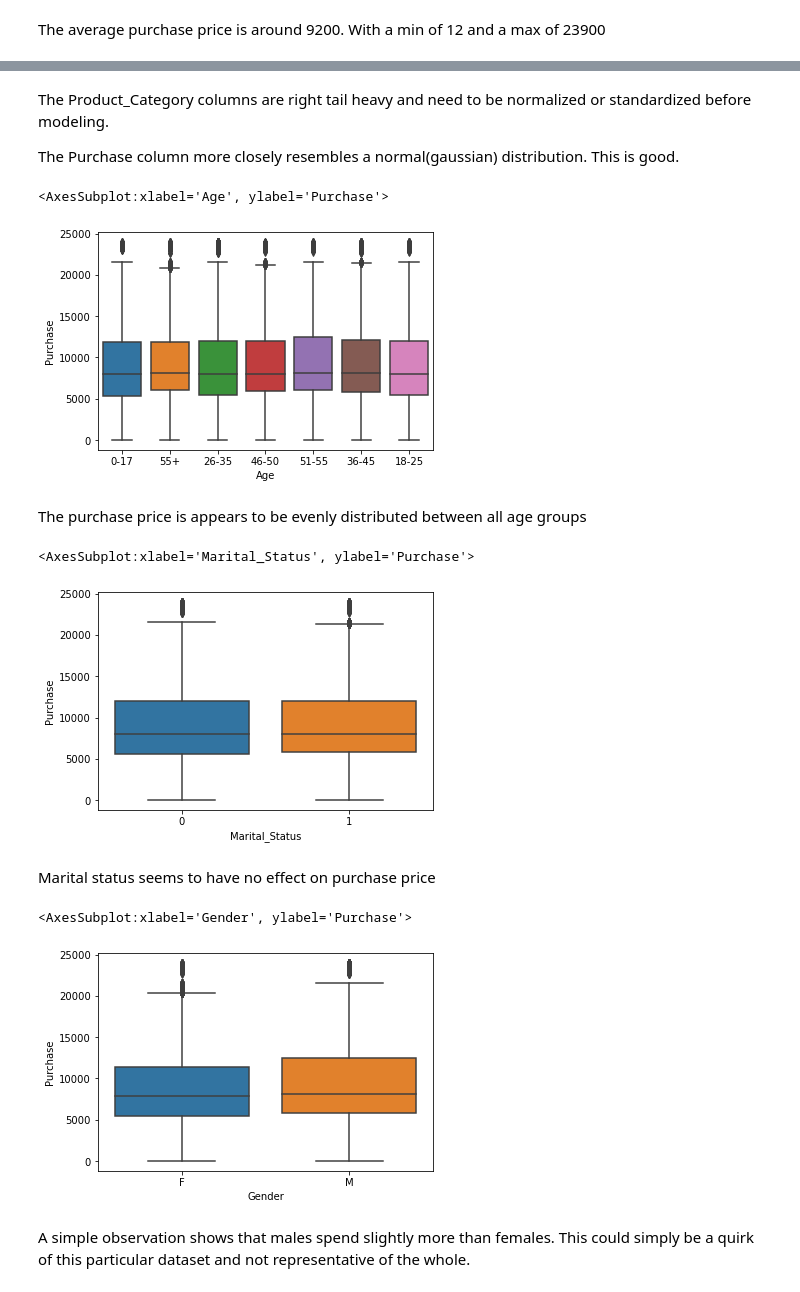
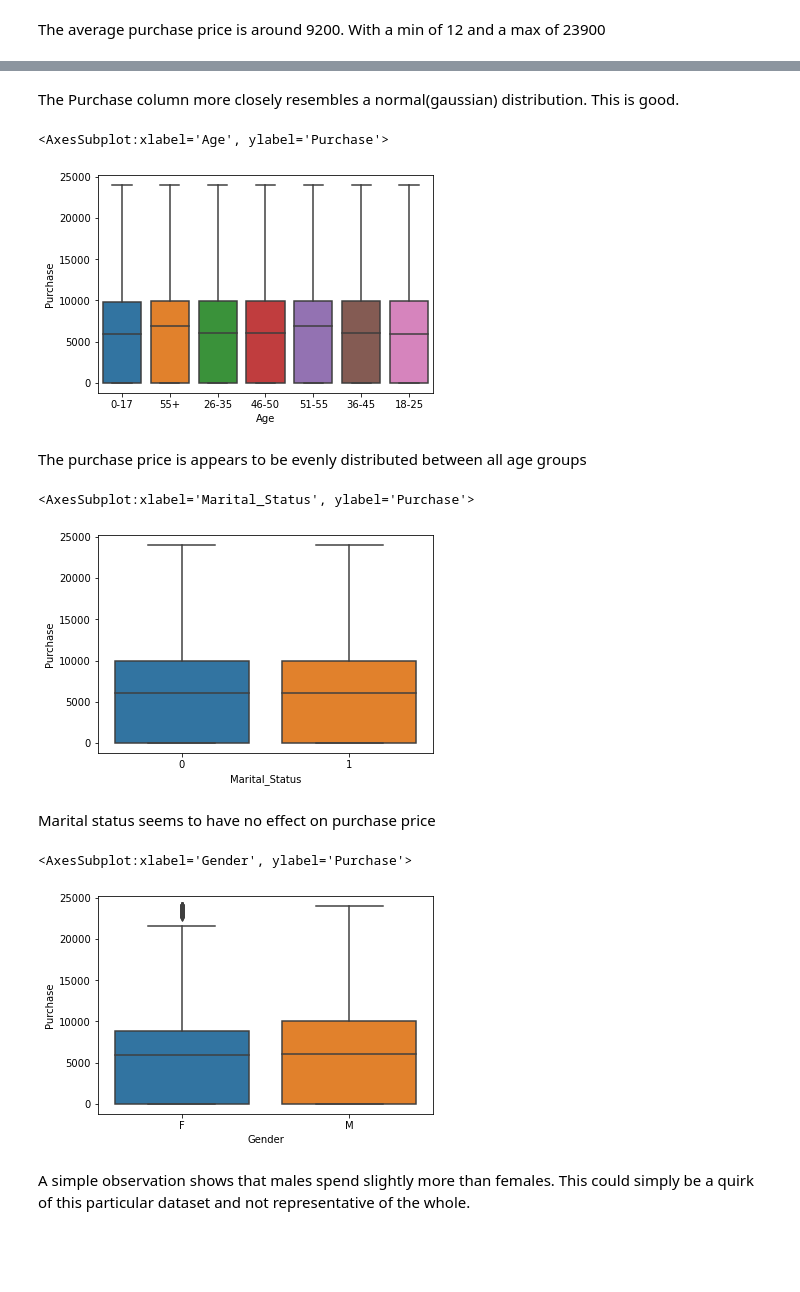
Before and after one commit to zachpruessner/capstone-two, a Jupyter notebook: bf-prediction.ipynb, the cells around one changed output, grey strips where cells are left out. Cells and saved outputs as stored; diff of their text form; code cells hidden in the pictures; blank space fills up the shorter version.

```diff
--- a/bf-prediction.ipynb
+++ b/bf-prediction.ipynb
@@ -20,4 +22,7 @@ from sklearn.metrics import mean_squared_error
 # Importing train and test data
 train = pd.read_csv('data/train.csv')
 test = pd.read_csv('data/test.csv')
+# %%
+frames = [train, test]
+df = pd.concat(frames)
 # %%
@@ -46,7 +51,7 @@ memory usage: 50.4+ MB
 The missing values in this dataset all occur in the Product_Category 2 and 3 columns. These values will be set to 0 for now. If it is found that the value needs to be changed, that can be done later.
 # %%
 # Checking shape of dataframe and filling all na values with 0
-print(test.shape)
-test.fillna(0, inplace=True)
-test.head()
+print(df.shape)
+df.fillna(0, inplace=True)
+df.head()
 # %% [output]
@@ -140,2 +130,5 @@ train['Stay_In_Current_City_Years'].value_counts()
 Name: Stay_In_Current_City_Years, dtype: int64
+# %%
+df['Stay_In_Current_City_Years'] = pd.to_numeric(df['Stay_In_Current_City_Years']\
+                                                    .str.replace('+', ''))
 # %%
@@ -157,4 +150,7 @@ train.Age.hist(bins=7)
 # %% [markdown]
 The average purchase price is around 9200. With a min of 12 and a max of 23900
+# %%
+# Removing the ID columns
+df.drop(columns=['Product_ID', 'User_ID'], inplace=True)
 # %%
 # Checking the distribution on applicable columns
@@ -172,29 +168,25 @@ array([[<AxesSubplot:title={'center':'User_ID'}>,
 # %% [markdown]
-The Product_Category columns are right tail heavy and need to be normalized or standardized before modeling.
-
-
-
 The Purchase column more closely resembles a normal(gaussian) distribution. This is good.
 # %%
 # Checking the distribution of purchase price per age group
-sns.boxplot(x='Age', y='Purchase', data=train)
+sns.boxplot(x='Age', y='Purchase', data=df)
 # %% [output]
 <AxesSubplot:xlabel='Age', ylabel='Purchase'>
-[figure, old version]
+[figure, new version]
 # %% [markdown]
 The purchase price is appears to be evenly distributed between all age groups
 # %%
-sns.boxplot(x='Marital_Status', y='Purchase', data=train)
+sns.boxplot(x='Marital_Status', y='Purchase', data=df)
 # %% [output]
 <AxesSubplot:xlabel='Marital_Status', ylabel='Purchase'>
-[figure, old version]
+[figure, new version]
 # %% [markdown]
 Marital status seems to have no effect on purchase price
 # %%
-sns.boxplot(x='Gender', y='Purchase', data=train)
+sns.boxplot(x='Gender', y='Purchase', data=df)
 # %% [output]
 <AxesSubplot:xlabel='Gender', ylabel='Purchase'>
-[figure, old version]
+[figure, new version]
 # %% [markdown]
 A simple observation shows that males spend slightly more than females. This could simply be a quirk of this particular dataset and not representative of the whole.
 # %%
```
Also changed, not shown: parts of 45 cells of this notebook.
